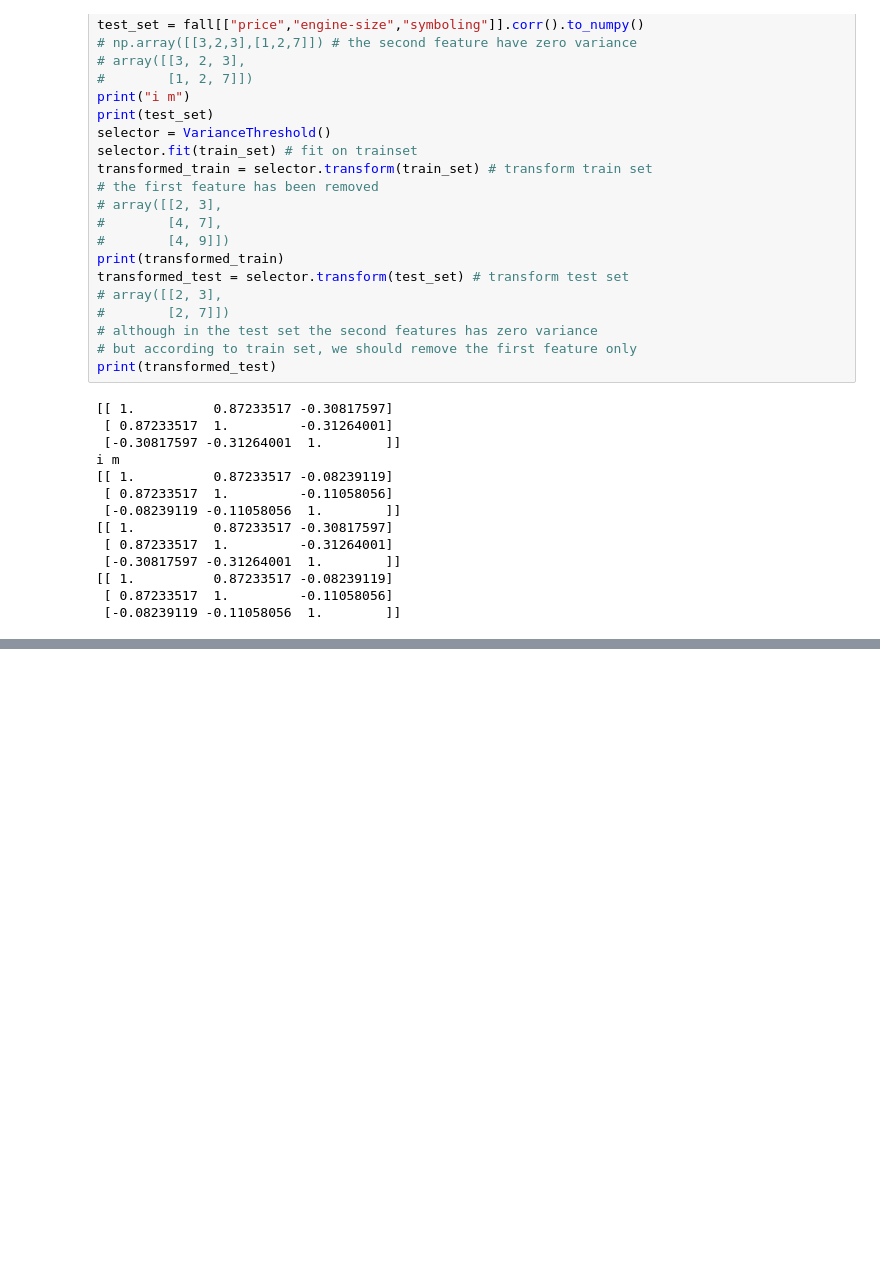
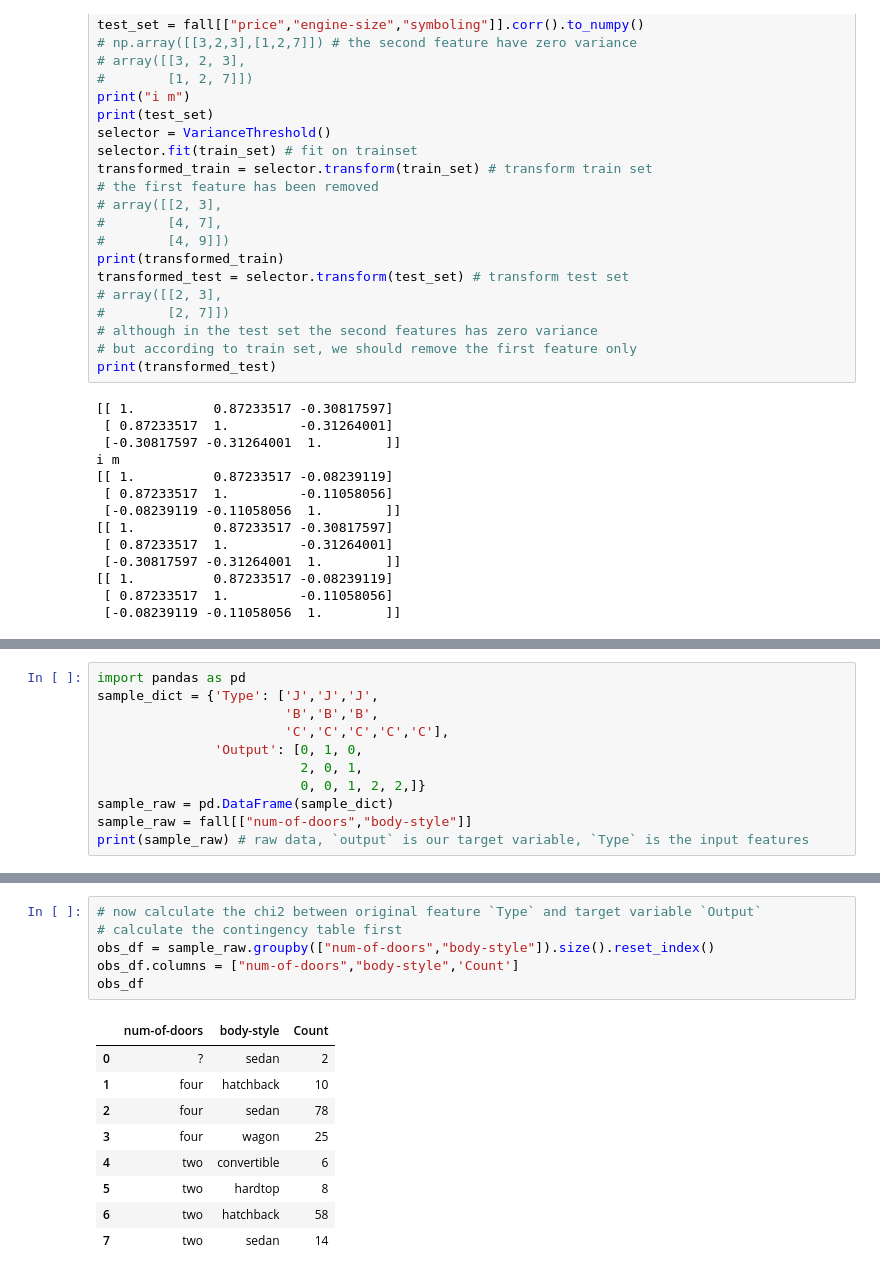
Before and after one commit to AndriiLev/DSlab3, a Jupyter notebook: lab3.ipynb, the cells around one changed output, grey strips where cells are left out. Drawn from its saved outputs; the diff is of its cells as text; blank space fills up the shorter version.

```diff
--- a/lab3.ipynb
+++ b/lab3.ipynb
@@ -361,0 +543,11 @@ i m
+# %%
+import pandas as pd
+sample_dict = {'Type': ['J','J','J',
+                        'B','B','B',
+                        'C','C','C','C','C'],
+               'Output': [0, 1, 0,
+                          2, 0, 1,
+                          0, 0, 1, 2, 2,]}
+sample_raw = pd.DataFrame(sample_dict)
+sample_raw = fall[["num-of-doors","body-style"]]
+print(sample_raw) # raw data, `output` is our target variable, `Type` is the input features
@@ -361,0 +598,16 @@ i m
+# %%
+# now calculate the chi2 between original feature `Type` and target variable `Output`
+# calculate the contingency table first
+obs_df = sample_raw.groupby(["num-of-doors","body-style"]).size().reset_index()
+obs_df.columns = ["num-of-doors","body-style",'Count']
+obs_df
+# %% [output]
+|  | num-of-doors | body-style | Count |
+| 0 | ? | sedan | 2 |
+| 1 | four | hatchback | 10 |
+| 2 | four | sedan | 78 |
+| 3 | four | wagon | 25 |
+| 4 | two | convertible | 6 |
+| 5 | two | hardtop | 8 |
+| 6 | two | hatchback | 58 |
+| 7 | two | sedan | 14 |
```
Also changed, not shown: parts of 17 cells of this notebook.
